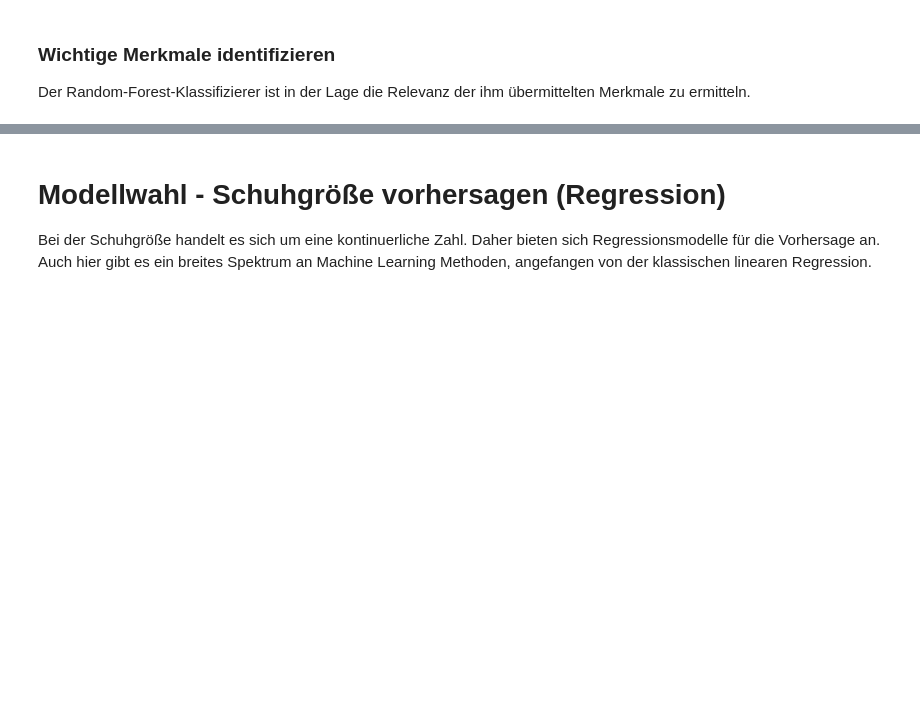
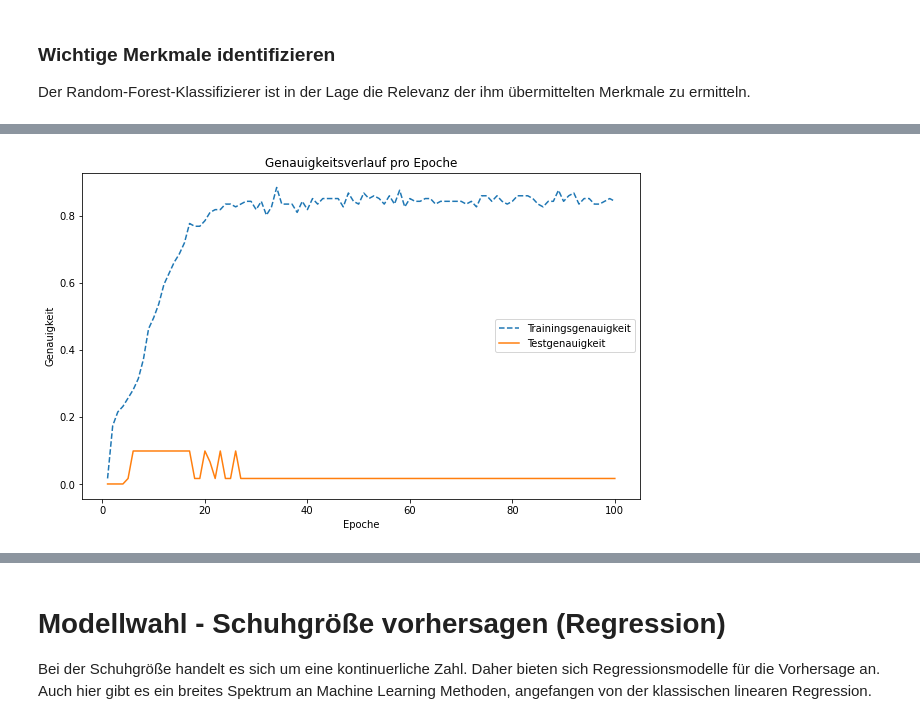
Before and after one commit to chalkiswhite/climbing-shoe-recommender, a Jupyter notebook: main.ipynb, the cells around one changed output, grey strips where cells are left out. Saved outputs shown, nothing was run; the diff lists cells and outputs as text; code cells hidden in the pictures; blank space fills up the shorter version.

```diff
--- a/main.ipynb
+++ b/main.ipynb
@@ -794,0 +799,15 @@ plt.show()
+# %%
+from sklearn.model_selection import train_test_split
+from sklearn.preprocessing import StandardScaler
+from tensorflow.keras.utils import to_categorical
+
+X = df_prep.values
+y= pd.get_dummies(data=df_survey['shoe_model'],drop_first=True)
+
+X_train, X_test, y_train, y_test = train_test_split(X, y, test_size=0.33)
+
+scaler = StandardScaler()
+scaled_X = scaler.fit_transform(X_train)
+
+
+scaled_X.shape
@@ -794,0 +879,14 @@ plt.show()
+# %%
+traning_accuracy = history.history["accuracy"]
+test_accuracy = history.history["val_accuracy"]
+
+plt.figure(figsize=(10,6))
+plt.title("Genauigkeitsverlauf pro Epoche")
+plt.plot(epoc_count, traning_accuracy, "--")
+plt.plot(epoc_count, test_accuracy)
+plt.legend(["Trainingsgenauigkeit", "Testgenauigkeit"])
+plt.xlabel("Epoche")
+plt.ylabel("Genauigkeit")
+plt.show()
+# %% [output]
+[figure, added]
```
Also changed, not shown: parts of 38 cells of this notebook.
